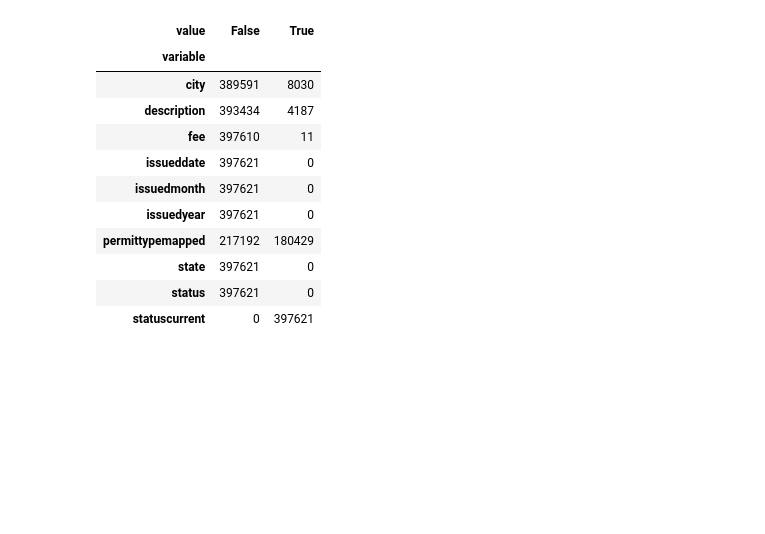
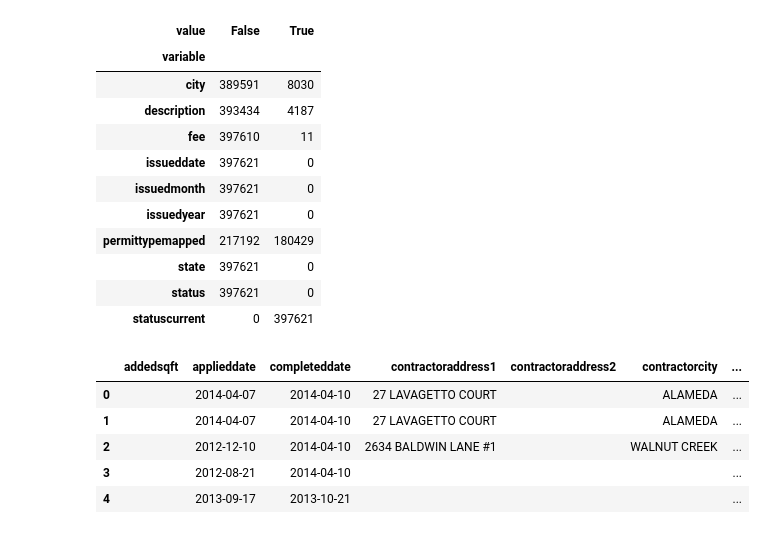
Before and after one commit to sunlightpolicy/open_data_standards_project, a Jupyter notebook: procurement.ipynb, the cells around one changed output. Saved outputs shown, nothing was run; the diff lists cells and outputs as text; code cells hidden in the pictures; blank space fills up the shorter version.

```diff
--- a/procurement.ipynb
+++ b/procurement.ipynb
@@ -650,3 +650,12 @@ check_na(agg_df_2010)
 | state | 397621 | 0 |
 | status | 397621 | 0 |
 | statuscurrent | 0 | 397621 |
+# %%
+permit_dfs['Almeda'].head()
+# %% [output]
+|  | addedsqft | applieddate | completeddate | contractoraddress1 | contractoraddress2 | contractorcity | ... |
+| 0 |  | 2014-04-07 | 2014-04-10 | 27 LAVAGETTO COURT |  | ALAMEDA | ... |
+| 1 |  | 2014-04-07 | 2014-04-10 | 27 LAVAGETTO COURT |  | ALAMEDA | ... |
+| 2 |  | 2012-12-10 | 2014-04-10 | 2634 BALDWIN LANE #1 |  | WALNUT CREEK | ... |
+| 3 |  | 2012-08-21 | 2014-04-10 |  |  |  | ... |
+| 4 |  | 2013-09-17 | 2013-10-21 |  |  |  | ... |
```
Also changed, not shown: 4 other files.
